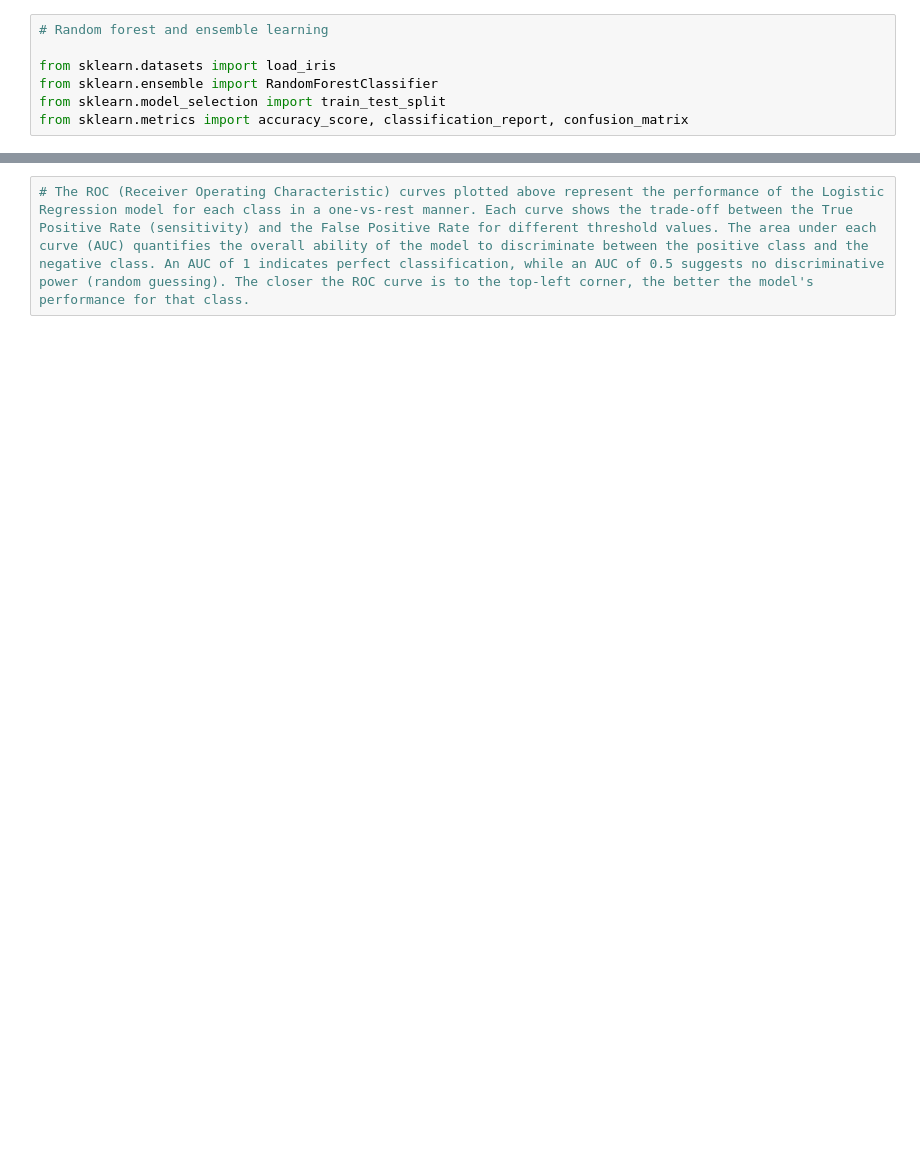
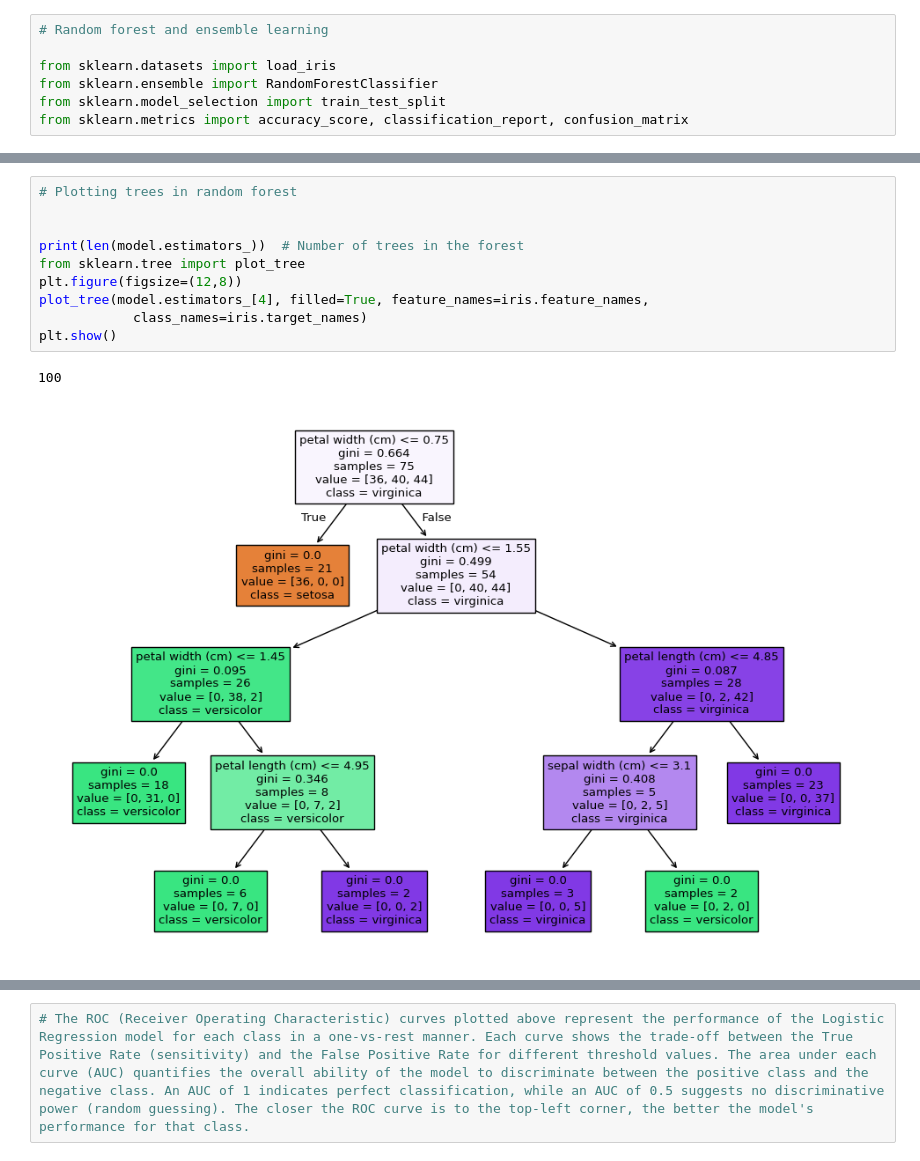
Before and after one commit to AshminJayson/calpine-sql-handson, a Jupyter notebook: ML/machine_learning.ipynb, the cells around one changed output, grey strips where cells are left out. Drawn from its saved outputs; the diff is of its cells as text; blank space fills up the shorter version.

```diff
--- a/ML/machine_learning.ipynb
+++ b/ML/machine_learning.ipynb
@@ -249,3 +428,16 @@ print(confusion_matrix(y_test, y_pred))
+# %%
+# Plotting trees in random forest
+
+
+print(len(model.estimators_))  # Number of trees in the forest
+from sklearn.tree import plot_tree
+plt.figure(figsize=(12,8))
+plot_tree(model.estimators_[4], filled=True, feature_names=iris.feature_names,
+            class_names=iris.target_names)
+plt.show()
+# %% [output]
+100
+[figure, added]
 # %%
 # Model evaluation and comparison on ROC, AUC, cross-validation
 
```
Also changed, not shown: parts of 14 cells of this notebook, 3 other files.
